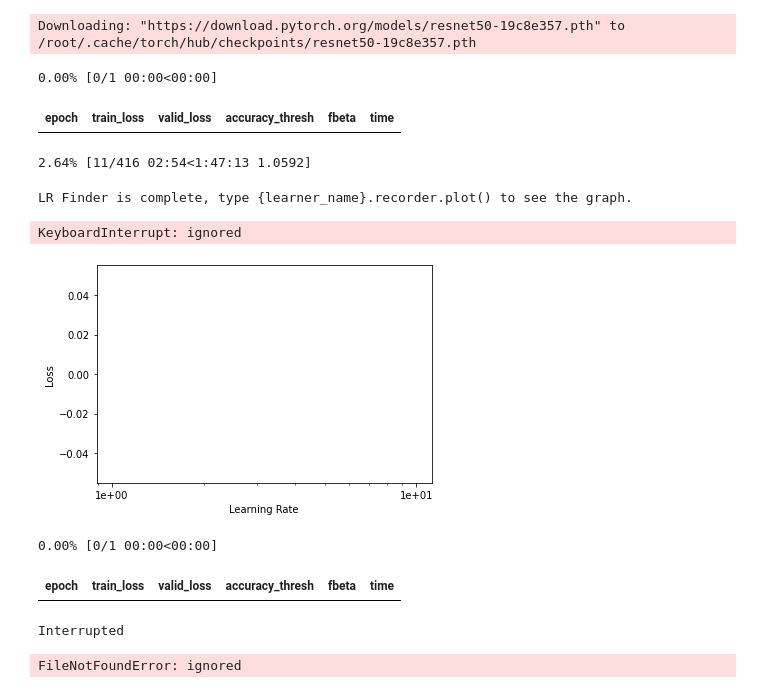
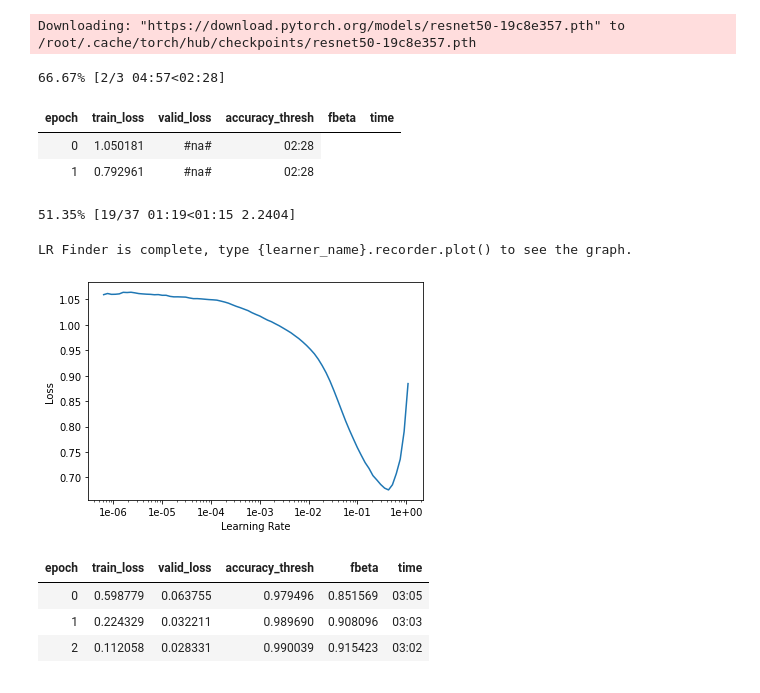
Before and after one commit to rkudulis/Deep-Learning-Notebooks, a Jupyter notebook: Fashion.ipynb, the cells around one changed output. Cells and saved outputs as stored; diff of their text form; code cells hidden in the pictures.

```diff
--- a/Fashion.ipynb
+++ b/Fashion.ipynb
@@ -219,3 +226,3 @@ from sklearn.model_selection import train_test_split
 # %%
-tfms = get_transforms(flip_vert=True, max_lighting=0.1, max_zoom=1.05, max_warp=0.)
+tfms = get_transforms(flip_vert=False, max_lighting=0.1, max_zoom=1.05, max_warp=0.)
 # %%
@@ -254,6 +261,6 @@ See the caveats in the documentation: https://pandas.pydata.org/pandas-docs/stab
 # %%
 import numpy as np
 np.random.seed(42)
-src = (ImageList.from_df(df=train_data.sample(3000), path='images', cols='id', suffix=".jpg")
+src = (ImageList.from_df(df=train_data.sample(3000), path='/content/fashion-dataset/images', cols='id', suffix=".jpg")
     .split_by_rand_pct(0.2)
     .label_from_df(label_delim=" ", cols='label'))
@@ -283,23 +284,24 @@ Downloading: "https://download.pytorch.org/models/resnet50-19c8e357.pth" to /roo
 # %%
 learn.lr_find()
 # %% [output]
-0.00% [0/1 00:00<00:00]
+66.67% [2/3 04:57<02:28]
 | epoch | train_loss | valid_loss | accuracy_thresh | fbeta | time |
+| 0 | 1.050181 | #na# | 02:28 |
+| 1 | 0.792961 | #na# | 02:28 |
-2.64% [11/416 02:54<1:47:13 1.0592]
+51.35% [19/37 01:19<01:15 2.2404]
 LR Finder is complete, type {learner_name}.recorder.plot() to see the graph.
-KeyboardInterrupt: ignored
 # %%
 learn.recorder.plot()
 # %% [output]
-[figure, old version]
+[figure, new version]
 # %%
 lr = 0.01
 # %%
 ?? learn.fit_one_cycle
 # %%
-learn.fit_one_cycle(1, slice(lr))
+learn.fit_one_cycle(3, slice(lr))
 # %% [output]
-0.00% [0/1 00:00<00:00]
 | epoch | train_loss | valid_loss | accuracy_thresh | fbeta | time |
+| 0 | 0.598779 | 0.063755 | 0.979496 | 0.851569 | 03:05 |
+| 1 | 0.224329 | 0.032211 | 0.989690 | 0.908096 | 03:03 |
+| 2 | 0.112058 | 0.028331 | 0.990039 | 0.915423 | 03:02 |
-Interrupted
-FileNotFoundError: ignored
```
Also changed, not shown: parts of 15 cells of this notebook.
